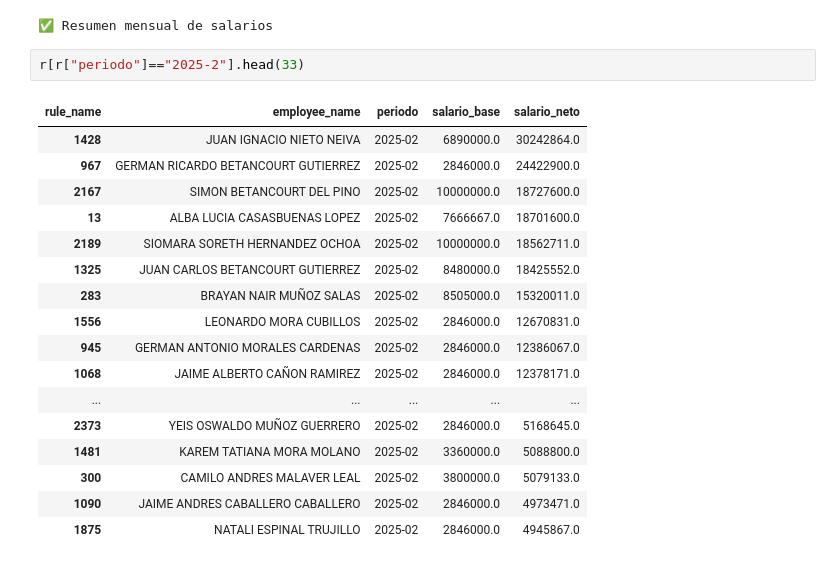
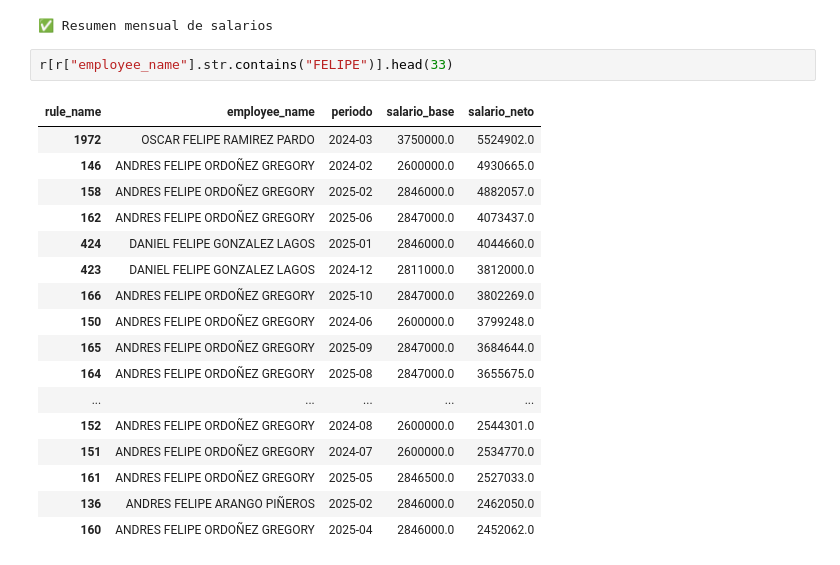
Before and after one commit to FiltrosDonsson/Proyectos-Data-analyst, a Jupyter notebook: API/API.ipynb, the cells around one changed output. Cells and saved outputs as stored; diff of their text form.

```diff
--- a/API/API.ipynb
+++ b/API/API.ipynb
@@ -743,22 +743,22 @@ r =resultado.sort_values(["salario_neto"],ascending=False)
 # %% [output]
 ✅ Resumen mensual de salarios
 # %%
-r[r["periodo"]=="2025-2"].head(33)
+r[r["employee_name"].str.contains("FELIPE")].head(33)
 # %% [output]
 | rule_name | employee_name | periodo | salario_base | salario_neto |
-| 1428 | JUAN IGNACIO NIETO NEIVA | 2025-02 | 6890000.0 | 30242864.0 |
-| 967 | GERMAN RICARDO BETANCOURT GUTIERREZ | 2025-02 | 2846000.0 | 24422900.0 |
-| 2167 | SIMON BETANCOURT DEL PINO | 2025-02 | 10000000.0 | 18727600.0 |
-| 13 | ALBA LUCIA CASASBUENAS LOPEZ | 2025-02 | 7666667.0 | 18701600.0 |
-| 2189 | SIOMARA SORETH HERNANDEZ OCHOA | 2025-02 | 10000000.0 | 18562711.0 |
-| 1325 | JUAN CARLOS BETANCOURT GUTIERREZ | 2025-02 | 8480000.0 | 18425552.0 |
-| 283 | BRAYAN NAIR MUÑOZ SALAS | 2025-02 | 8505000.0 | 15320011.0 |
-| 1556 | LEONARDO MORA CUBILLOS | 2025-02 | 2846000.0 | 12670831.0 |
-| 945 | GERMAN ANTONIO MORALES CARDENAS | 2025-02 | 2846000.0 | 12386067.0 |
-| 1068 | JAIME ALBERTO CAÑON RAMIREZ | 2025-02 | 2846000.0 | 12378171.0 |
+| 1972 | OSCAR FELIPE RAMIREZ PARDO | 2024-03 | 3750000.0 | 5524902.0 |
+| 146 | ANDRES FELIPE ORDOÑEZ GREGORY | 2024-02 | 2600000.0 | 4930665.0 |
+| 158 | ANDRES FELIPE ORDOÑEZ GREGORY | 2025-02 | 2846000.0 | 4882057.0 |
+| 162 | ANDRES FELIPE ORDOÑEZ GREGORY | 2025-06 | 2847000.0 | 4073437.0 |
+| 424 | DANIEL FELIPE GONZALEZ LAGOS | 2025-01 | 2846000.0 | 4044660.0 |
+| 423 | DANIEL FELIPE GONZALEZ LAGOS | 2024-12 | 2811000.0 | 3812000.0 |
+| 166 | ANDRES FELIPE ORDOÑEZ GREGORY | 2025-10 | 2847000.0 | 3802269.0 |
+| 150 | ANDRES FELIPE ORDOÑEZ GREGORY | 2024-06 | 2600000.0 | 3799248.0 |
+| 165 | ANDRES FELIPE ORDOÑEZ GREGORY | 2025-09 | 2847000.0 | 3684644.0 |
+| 164 | ANDRES FELIPE ORDOÑEZ GREGORY | 2025-08 | 2847000.0 | 3655675.0 |
 | ... | ... | ... | ... | ... |
-| 2373 | YEIS OSWALDO MUÑOZ GUERRERO | 2025-02 | 2846000.0 | 5168645.0 |
-| 1481 | KAREM TATIANA MORA MOLANO | 2025-02 | 3360000.0 | 5088800.0 |
-| 300 | CAMILO ANDRES MALAVER LEAL | 2025-02 | 3800000.0 | 5079133.0 |
-| 1090 | JAIME ANDRES CABALLERO CABALLERO | 2025-02 | 2846000.0 | 4973471.0 |
-| 1875 | NATALI ESPINAL TRUJILLO | 2025-02 | 2846000.0 | 4945867.0 |
+| 152 | ANDRES FELIPE ORDOÑEZ GREGORY | 2024-08 | 2600000.0 | 2544301.0 |
+| 151 | ANDRES FELIPE ORDOÑEZ GREGORY | 2024-07 | 2600000.0 | 2534770.0 |
+| 161 | ANDRES FELIPE ORDOÑEZ GREGORY | 2025-05 | 2846500.0 | 2527033.0 |
+| 136 | ANDRES FELIPE ARANGO PIÑEROS | 2025-02 | 2846000.0 | 2462050.0 |
+| 160 | ANDRES FELIPE ORDOÑEZ GREGORY | 2025-04 | 2846000.0 | 2452062.0 |
```
Also changed, not shown: parts of 1 cell of this notebook, 12 other files.
